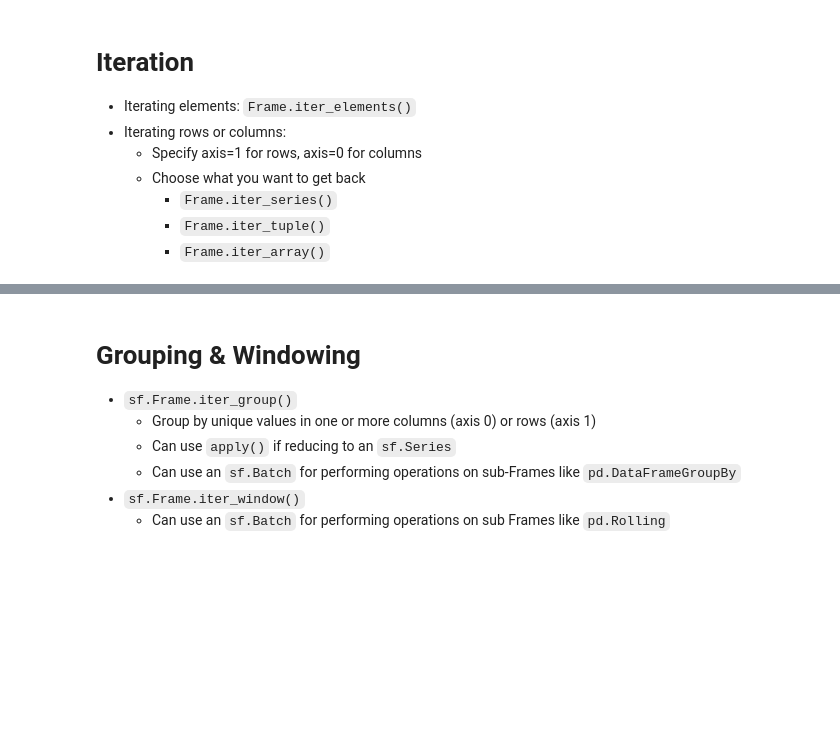
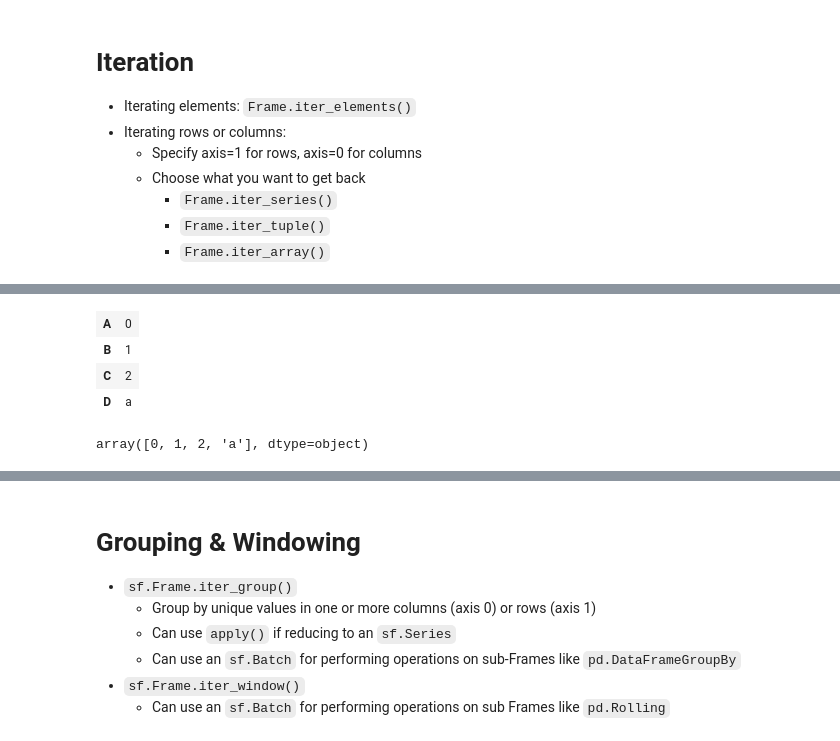
Before and after one commit to static-frame/static-frame, a Jupyter notebook: doc/source/articles/dfbp.ipynb, the cells around one changed output, grey strips where cells are left out. Drawn from its saved outputs; the diff is of its cells as text; code cells hidden in the pictures; blank space fills up the shorter version.

```diff
--- a/doc/source/articles/dfbp.ipynb
+++ b/doc/source/articles/dfbp.ipynb
@@ -486,0 +530,10 @@ print(str(f4.unset_index()))
+# %%
+# Axis 1 iterates rows; next() gets the first
+display(next(iter(f5.iter_series(axis=1))))
+next(iter(f5.iter_array(axis=1)))
+# %% [output]
+| A | 0 |
+| B | 1 |
+| C | 2 |
+| D | a |
+array([0, 1, 2, 'a'], dtype=object)
```
Also changed, not shown: parts of 37 cells of this notebook, 1 other file.
